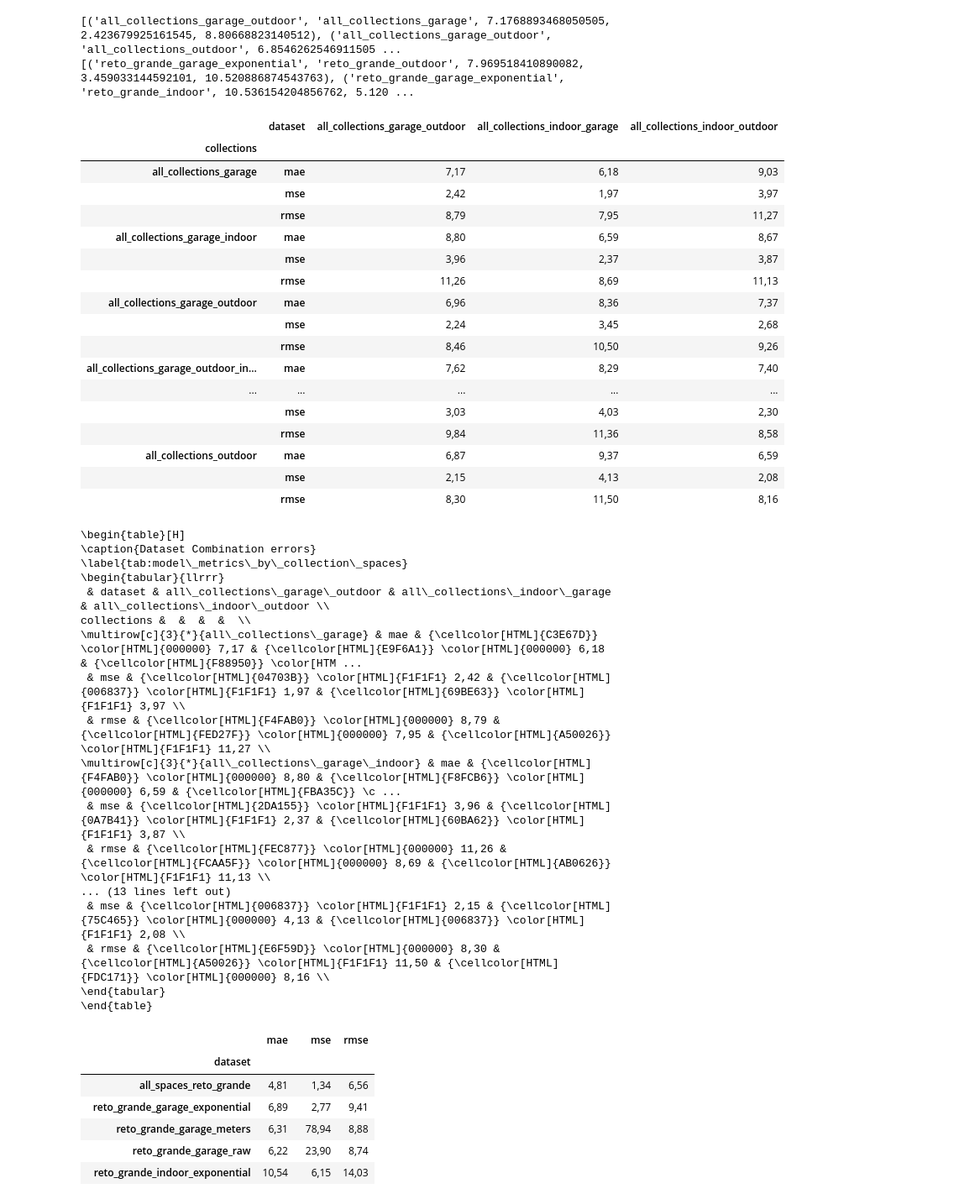
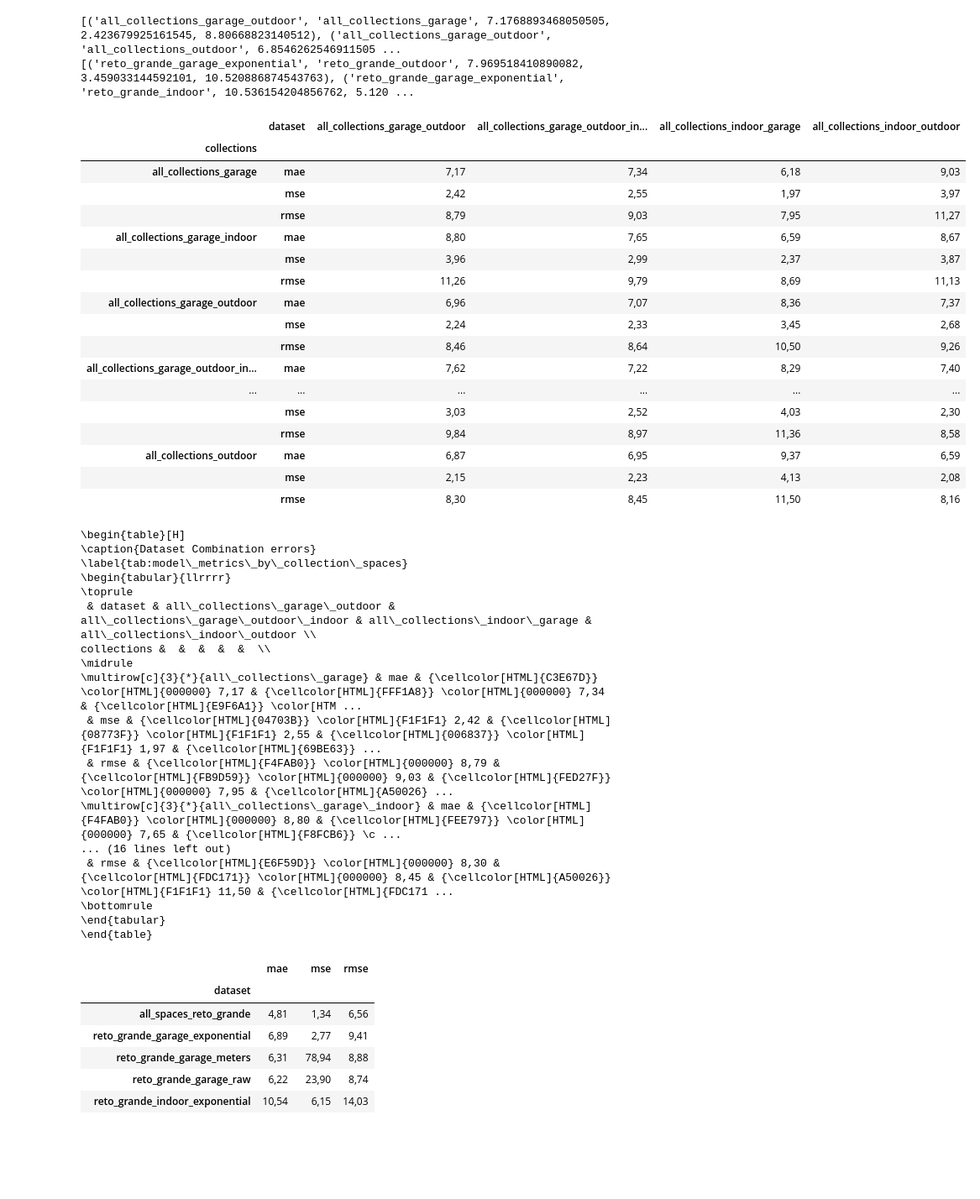
Before and after one commit to SantigBenites/WirelessLocation, a Jupyter notebook: validation/re_train_arch/CNN_model_validation.ipynb, the cells around one changed output. Shown at 84% size. Drawn from its saved outputs; the diff is of its cells as text; code cells hidden in the pictures; blank space fills up the shorter version.

```diff
--- a/validation/re_train_arch/CNN_model_validation.ipynb
+++ b/validation/re_train_arch/CNN_model_validation.ipynb
@@ -16,7 +16,8 @@ groups = [
 "CNN_DATA_ANALYSIS_all_collections_garage_outdoor",
 "CNN_DATA_ANALYSIS_all_collections_indoor_garage",
 "CNN_DATA_ANALYSIS_all_collections_indoor_outdoor",
-"CNN_DATA_ANALYSIS_all_spaces_reto_grande",
+"CNN_DATA_ANALYSIS_all_collections_garage_outdoor_indoor",
+"CNN_DATA_ANALYSIS_all_spaces_reto_grande"
 ]
 
 databases = ["raw","meters","exponential","all_collections","all_spaces"]
@@ -30,6 +31,7 @@ for group in groups:
     "santi-mbenites-university-of-lisbon/wifi-rssi-gradient-search",
     filters={"group":group}
     )
+    print(f"{group} : {len(runs)}")
     for run in runs:
         model_dict[group] = model_dict.get(group,[])
         model_dict[group].append(run.name)
@@ -76,6 +93,7 @@ results = {
     "CNN_DATA_ANALYSIS_all_collections_garage_outdoor" : [],
     "CNN_DATA_ANALYSIS_all_collections_indoor_garage" : [],
     "CNN_DATA_ANALYSIS_all_collections_indoor_outdoor" : [],
+    "CNN_DATA_ANALYSIS_all_collections_garage_outdoor_indoor" : [],
     "CNN_DATA_ANALYSIS_all_spaces_reto_grande" : [],
 }
 for current_group,all_runs in model_dict.items():
@@ -271,13 +289,15 @@ singles = {
     "CNN_DATA_ANALYSIS_reto_grande_garage_meters" : "reto_grande_garage_meters",
     "CNN_DATA_ANALYSIS_reto_grande_indoor_meters" : "reto_grande_indoor_meters",
     "CNN_DATA_ANALYSIS_reto_grande_outdoor_meters" : "reto_grande_outdoor_meters",
-    "CNN_DATA_ANALYSIS_all_spaces_reto_grande" : "all_spaces_reto_grande"
+    "CNN_DATA_ANALYSIS_all_spaces_reto_grande" : "all_spaces_reto_grande",
 }
 
 spaces = {
     "CNN_DATA_ANALYSIS_all_collections_garage_outdoor" : "all_collections_garage_outdoor",
     "CNN_DATA_ANALYSIS_all_collections_indoor_garage" : "all_collections_indoor_garage",
-    "CNN_DATA_ANALYSIS_all_collections_indoor_outdoor" : "all_collections_indoor_outdoor"
+    "CNN_DATA_ANALYSIS_all_collections_indoor_outdoor" : "all_collections_indoor_outdoor",
+    "CNN_DATA_ANALYSIS_all_collections_garage_outdoor_indoor" : "all_collections_garage_outdoor_indoor"
+
 }
 
 spaces_datasets = []
@@ -359,66 +379,67 @@ df_wide = (
                     columns="collections",
                     values=["mae", "mse", "rmse"],
                     aggfunc="mean")
         .swaplevel(0, 1, axis=1)                 # put collection on top, metrics underneath
         .sort_index(axis=1, level=[0, 1])        # nice column order
         .sort_index(axis=0)                      # sort datasets
 )
 
 df_wide = df_wide.transpose()
 
 # Optional: round displayed values only
 styled = (
     df_wide.style
             .format(precision=2, decimal=",")
             .background_gradient(cmap="RdYlGn_r")
 )
 
 latex = styled.to_latex(
     caption="Dataset Combination errors",
     label="tab:model_metrics_by_collection_spaces",
     position="H",
     environment="table",
     convert_css=True,
     multicol_align="c",
+    hrules=True,
 )
 
 
 display(styled)
 print(latex.replace("_", "\\_"))
 # %% [output]
-|  | dataset | all_collections_garage_outdoor | all_collections_indoor_garage | all_collections_indoor_outdoor |
-| collections |  |  |  |  |
-| all_collections_garage | mae | 7,17 | 6,18 | 9,03 |
-|  | mse | 2,42 | 1,97 | 3,97 |
-|  | rmse | 8,79 | 7,95 | 11,27 |
-| all_collections_garage_indoor | mae | 8,80 | 6,59 | 8,67 |
-|  | mse | 3,96 | 2,37 | 3,87 |
-|  | rmse | 11,26 | 8,69 | 11,13 |
-| all_collections_garage_outdoor | mae | 6,96 | 8,36 | 7,37 |
-|  | mse | 2,24 | 3,45 | 2,68 |
-|  | rmse | 8,46 | 10,50 | 9,26 |
-| all_collections_garage_outdoor_in... | mae | 7,62 | 8,29 | 7,40 |
-| ... | ... | ... | ... | ... |
-|  | mse | 3,03 | 4,03 | 2,30 |
-|  | rmse | 9,84 | 11,36 | 8,58 |
-| all_collections_outdoor | mae | 6,87 | 9,37 | 6,59 |
-|  | mse | 2,15 | 4,13 | 2,08 |
-|  | rmse | 8,30 | 11,50 | 8,16 |
+|  | dataset | all_collections_garage_outdoor | all_collections_garage_outdoor_in... | all_collections_indoor_garage | all_collections_indoor_outdoor |
+| collections |  |  |  |  |  |
+| all_collections_garage | mae | 7,17 | 7,34 | 6,18 | 9,03 |
+|  | mse | 2,42 | 2,55 | 1,97 | 3,97 |
+|  | rmse | 8,79 | 9,03 | 7,95 | 11,27 |
+| all_collections_garage_indoor | mae | 8,80 | 7,65 | 6,59 | 8,67 |
+|  | mse | 3,96 | 2,99 | 2,37 | 3,87 |
+|  | rmse | 11,26 | 9,79 | 8,69 | 11,13 |
+| all_collections_garage_outdoor | mae | 6,96 | 7,07 | 8,36 | 7,37 |
+|  | mse | 2,24 | 2,33 | 3,45 | 2,68 |
+|  | rmse | 8,46 | 8,64 | 10,50 | 9,26 |
+| all_collections_garage_outdoor_in... | mae | 7,62 | 7,22 | 8,29 | 7,40 |
+| ... | ... | ... | ... | ... | ... |
+|  | mse | 3,03 | 2,52 | 4,03 | 2,30 |
+|  | rmse | 9,84 | 8,97 | 11,36 | 8,58 |
+| all_collections_outdoor | mae | 6,87 | 6,95 | 9,37 | 6,59 |
+|  | mse | 2,15 | 2,23 | 4,13 | 2,08 |
+|  | rmse | 8,30 | 8,45 | 11,50 | 8,16 |
 \begin{table}[H]
 \caption{Dataset Combination errors}
 \label{tab:model\_metrics\_by\_collection\_spaces}
-\begin{tabular}{llrrr}
- & dataset & all\_collections\_garage\_outdoor & all\_collections\_indoor\_garage & all\_collections\_indoor\_outdoor \\
-collections &  &  &  &  \\
-\multirow[c]{3}{*}{all\_collections\_garage} & mae & {\cellcolor[HTML]{C3E67D}} \color[HTML]{000000} 7,17 & {\cellcolor[HTML]{E9F6A1}} \color[HTML]{000000} 6,18 & {\cellcolor[HTML]{F88950}} \color[HTM ...
- & mse & {\cellcolor[HTML]{04703B}} \color[HTML]{F1F1F1} 2,42 & {\cellcolor[HTML]{006837}} \color[HTML]{F1F1F1} 1,97 & {\cellcolor[HTML]{69BE63}} \color[HTML]{F1F1F1} 3,97 \\
- & rmse & {\cellcolor[HTML]{F4FAB0}} \color[HTML]{000000} 8,79 & {\cellcolor[HTML]{FED27F}} \color[HTML]{000000} 7,95 & {\cellcolor[HTML]{A50026}} \color[HTML]{F1F1F1} 11,27 \\
-\multirow[c]{3}{*}{all\_collections\_garage\_indoor} & mae & {\cellcolor[HTML]{F4FAB0}} \color[HTML]{000000} 8,80 & {\cellcolor[HTML]{F8FCB6}} \color[HTML]{000000} 6,59 & {\cellcolor[HTML]{FBA35C}} \c ...
- & mse & {\cellcolor[HTML]{2DA155}} \color[HTML]{F1F1F1} 3,96 & {\cellcolor[HTML]{0A7B41}} \color[HTML]{F1F1F1} 2,37 & {\cellcolor[HTML]{60BA62}} \color[HTML]{F1F1F1} 3,87 \\
- & rmse & {\cellcolor[HTML]{FEC877}} \color[HTML]{000000} 11,26 & {\cellcolor[HTML]{FCAA5F}} \color[HTML]{000000} 8,69 & {\cellcolor[HTML]{AB0626}} \color[HTML]{F1F1F1} 11,13 \\
-... (13 lines left out)
- & mse & {\cellcolor[HTML]{006837}} \color[HTML]{F1F1F1} 2,15 & {\cellcolor[HTML]{75C465}} \color[HTML]{000000} 4,13 & {\cellcolor[HTML]{006837}} \color[HTML]{F1F1F1} 2,08 \\
- & rmse & {\cellcolor[HTML]{E6F59D}} \color[HTML]{000000} 8,30 & {\cellcolor[HTML]{A50026}} \color[HTML]{F1F1F1} 11,50 & {\cellcolor[HTML]{FDC171}} \color[HTML]{000000} 8,16 \\
+\begin{tabular}{llrrrr}
+\toprule
+ & dataset & all\_collections\_garage\_outdoor & all\_collections\_garage\_outdoor\_indoor & all\_collections\_indoor\_garage & all\_collections\_indoor\_outdoor \\
+collections &  &  &  &  &  \\
+\midrule
+\multirow[c]{3}{*}{all\_collections\_garage} & mae & {\cellcolor[HTML]{C3E67D}} \color[HTML]{000000} 7,17 & {\cellcolor[HTML]{FFF1A8}} \color[HTML]{000000} 7,34 & {\cellcolor[HTML]{E9F6A1}} \color[HTM ...
+ & mse & {\cellcolor[HTML]{04703B}} \color[HTML]{F1F1F1} 2,42 & {\cellcolor[HTML]{08773F}} \color[HTML]{F1F1F1} 2,55 & {\cellcolor[HTML]{006837}} \color[HTML]{F1F1F1} 1,97 & {\cellcolor[HTML]{69BE63}} ...
+ & rmse & {\cellcolor[HTML]{F4FAB0}} \color[HTML]{000000} 8,79 & {\cellcolor[HTML]{FB9D59}} \color[HTML]{000000} 9,03 & {\cellcolor[HTML]{FED27F}} \color[HTML]{000000} 7,95 & {\cellcolor[HTML]{A50026} ...
+\multirow[c]{3}{*}{all\_collections\_garage\_indoor} & mae & {\cellcolor[HTML]{F4FAB0}} \color[HTML]{000000} 8,80 & {\cellcolor[HTML]{FEE797}} \color[HTML]{000000} 7,65 & {\cellcolor[HTML]{F8FCB6}} \c ...
+... (16 lines left out)
+ & rmse & {\cellcolor[HTML]{E6F59D}} \color[HTML]{000000} 8,30 & {\cellcolor[HTML]{FDC171}} \color[HTML]{000000} 8,45 & {\cellcolor[HTML]{A50026}} \color[HTML]{F1F1F1} 11,50 & {\cellcolor[HTML]{FDC171 ...
+\bottomrule
 \end{tabular}
 \end{table}
 # %%
```
Also changed, not shown: parts of 5 cells of this notebook, 4 other files.
